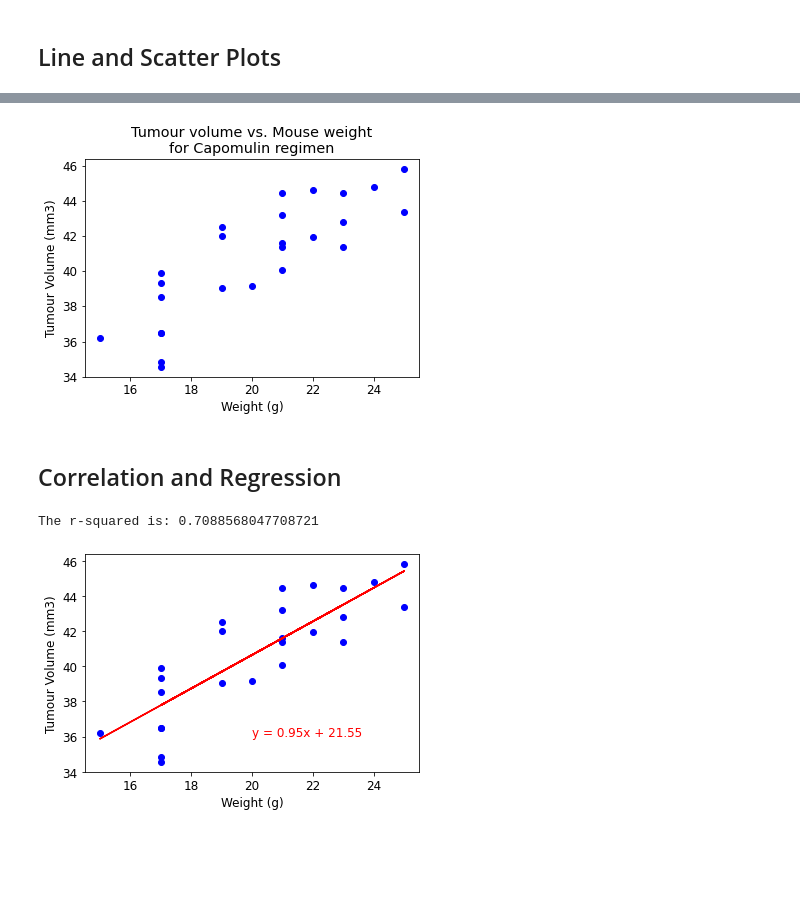
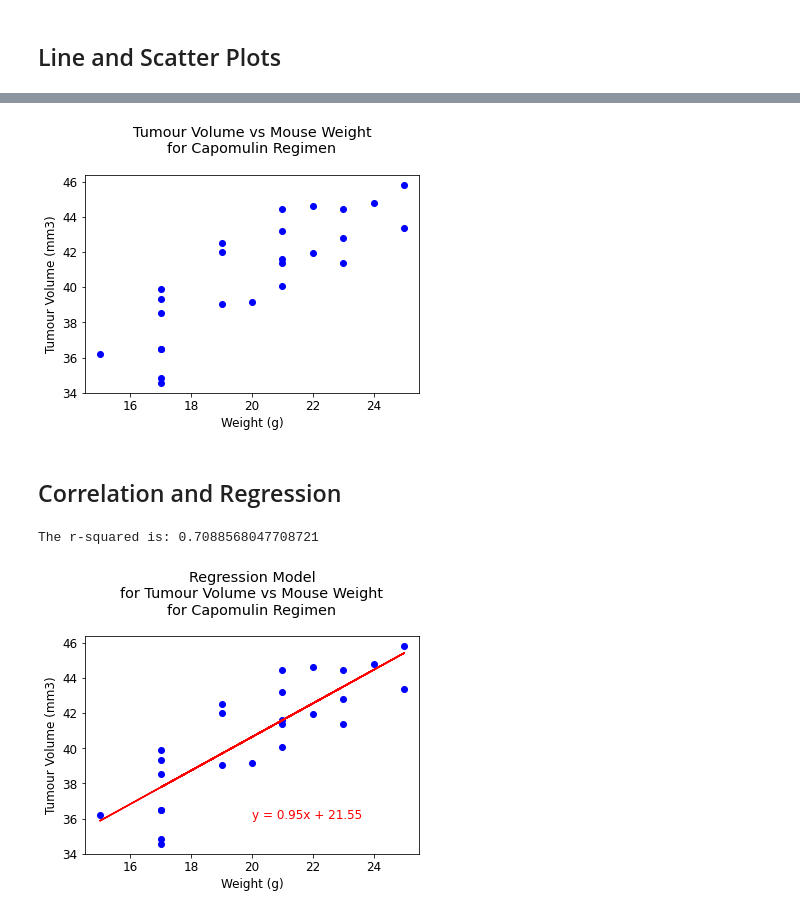
Before and after one commit to jgausachs/matplotlib-challenge, a Jupyter notebook: Pymaceuticals/pymaceuticals_starter.ipynb, the cells around one changed output, grey strips where cells are left out. Drawn from its saved outputs; the diff is of its cells as text; code cells hidden in the pictures; blank space fills up the shorter version.

```diff
--- a/Pymaceuticals/pymaceuticals_starter.ipynb
+++ b/Pymaceuticals/pymaceuticals_starter.ipynb
@@ -385,35 +420,41 @@ plt.show()
 # %%
 # Generate a scatter plot of average tumour volume vs. mouse weight for the Capomulin regimen
 selected_regimen = "Capomulin"
 selected_regimen_data = combined_clean_results_df.loc[combined_clean_results_df["Drug Regimen"]==selected_regimen,:]
 selected_reg_avgs = selected_regimen_data.groupby(["Mouse ID"]).mean().reset_index()
 
 x_axis = selected_reg_avgs["Weight (g)"]
 y_axis = selected_reg_avgs["Tumour Volume (mm3)"]
 
-plt.title("Tumour volume vs. Mouse weight\nfor Capomulin regimen")
+plt.title("Tumour Volume vs Mouse Weight\nfor Capomulin Regimen\n")
 plt.xlabel("Weight (g)")
 plt.ylabel("Tumour Volume (mm3)")
 
-plt.scatter(x_axis, y_axis, marker="o", color="blue")
+plt.scatter(x_axis, y_axis, marker="o", color="b")
 plt.show()
 # %% [output]
-[figure, old version]
+[figure, new version]
 # %% [markdown]
 ## Correlation and Regression
 # %%
 # Calculate the correlation coefficient and linear regression model
 # for mouse weight and average tumour volume for the Capomulin regimen
+
 (slope, intercept, rvalue, pvalue, stderr) = st.linregress(x_axis, y_axis)
 regress_values = x_axis * slope + intercept
 line_eq = "y = " + str(round(slope,2)) + "x + " + str(round(intercept,2))
-plt.scatter(x_axis,y_axis, color="blue")
-plt.plot(x_axis,regress_values,"r-")
-plt.annotate(line_eq,(20,36),fontsize=12,color="red")
+
+plt.title("Regression Model\nfor Tumour Volume vs Mouse Weight\nfor Capomulin Regimen\n")
 plt.xlabel("Weight (g)")
 plt.ylabel("Tumour Volume (mm3)")
+plt.scatter(x_axis,y_axis, color="b")
+
+plt.plot(x_axis,regress_values,"r-")
+plt.annotate(line_eq,(20,36),fontsize=12,color="r")
+
 print(f"The r-squared is: {rvalue**2}")
+
 plt.show()
 # %% [output]
 The r-squared is: 0.7088568047708721
-[figure, old version]
+[figure, new version]
```
Also changed, not shown: parts of 14 cells of this notebook.
